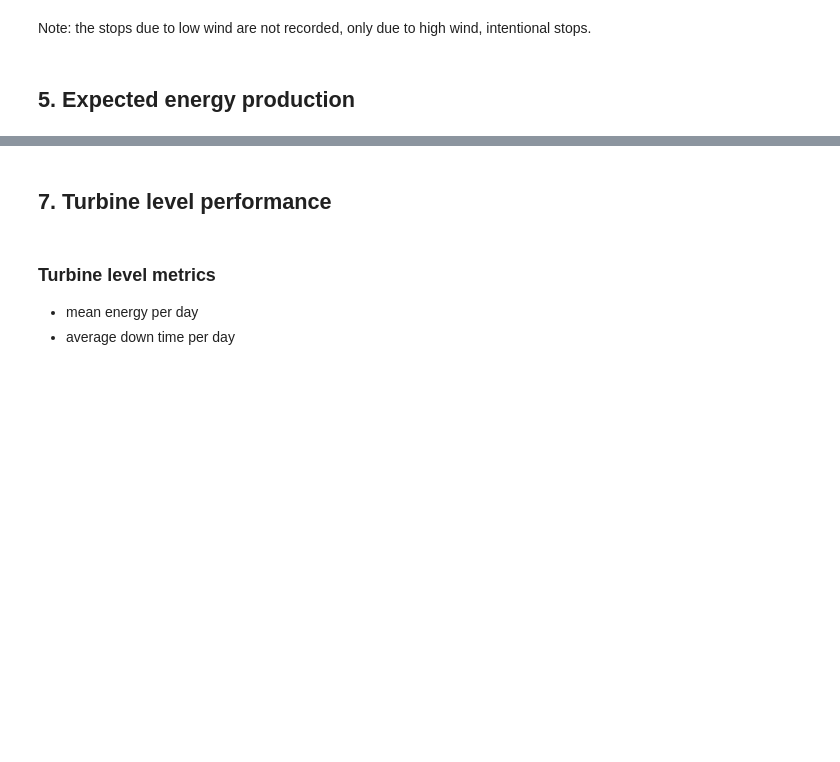
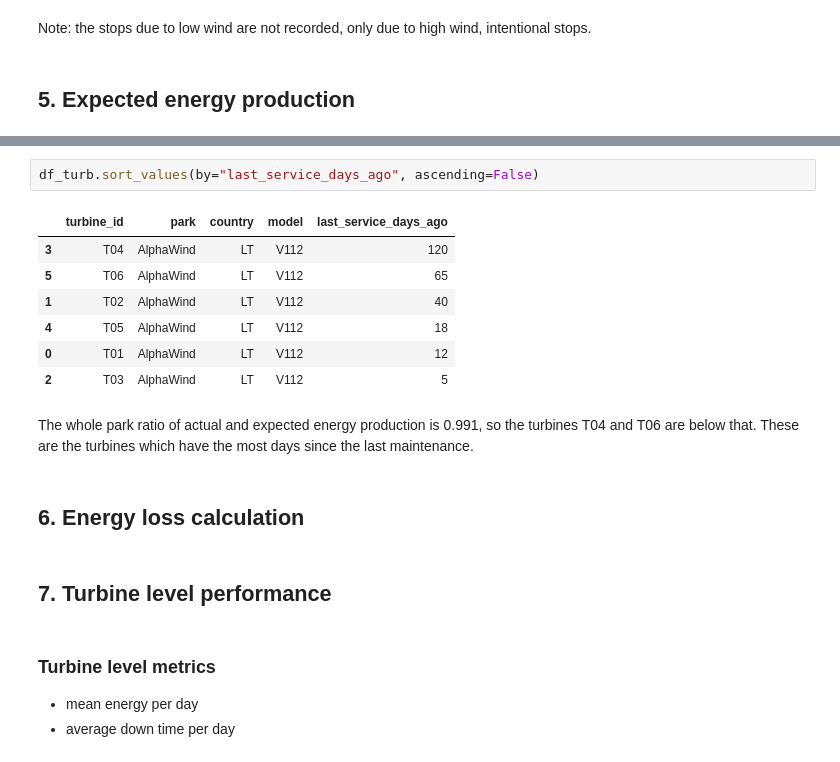
Before and after one commit to Marta-T/Data_Analysis_HW_Task, a Jupyter notebook: analysis.ipynb, the cells around one changed output, grey strips where cells are left out. Cells and saved outputs as stored; diff of their text form; blank space fills up the shorter version.

```diff
--- a/analysis.ipynb
+++ b/analysis.ipynb
@@ -421,3 +521,17 @@ Note: the stops due to low wind are not recorded, only due to high wind, intenti
+# %%
+df_turb.sort_values(by="last_service_days_ago", ascending=False)
+# %% [output]
+|  | turbine_id | park | country | model | last_service_days_ago |
+| 3 | T04 | AlphaWind | LT | V112 | 120 |
+| 5 | T06 | AlphaWind | LT | V112 | 65 |
+| 1 | T02 | AlphaWind | LT | V112 | 40 |
+| 4 | T05 | AlphaWind | LT | V112 | 18 |
+| 0 | T01 | AlphaWind | LT | V112 | 12 |
+| 2 | T03 | AlphaWind | LT | V112 | 5 |
+# %% [markdown]
+The whole park ratio of actual and expected energy production is 0.991, so the turbines T04 and T06 are below that. These are the turbines which have the most days since the last maintenance.
+# %% [markdown]
+## 6. Energy loss calculation
 # %% [markdown]
 ## 7. Turbine level performance
 # %% [markdown]
```
Also changed, not shown: parts of 10 cells of this notebook.
